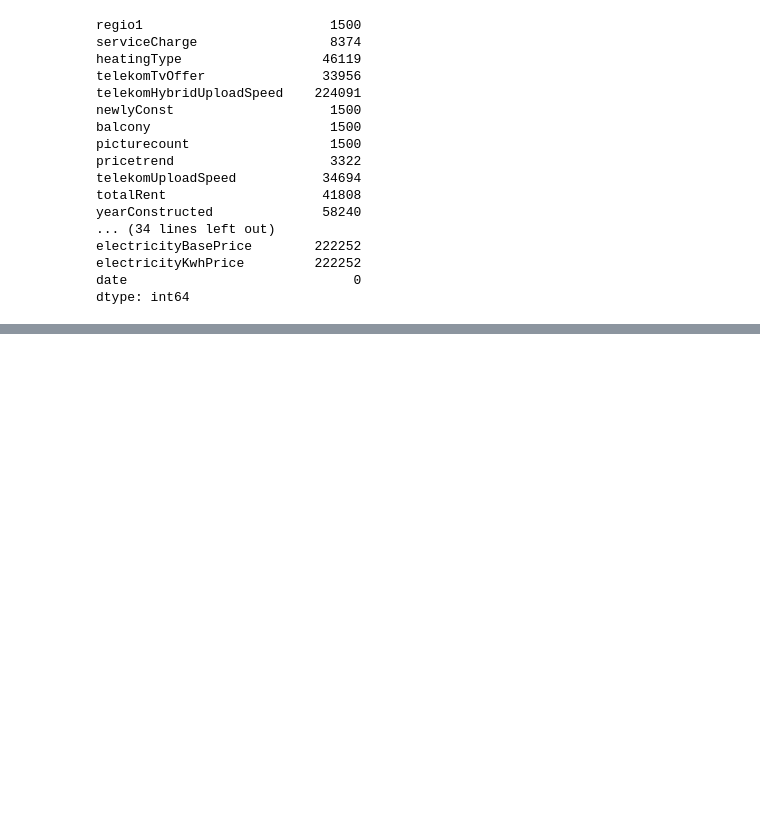
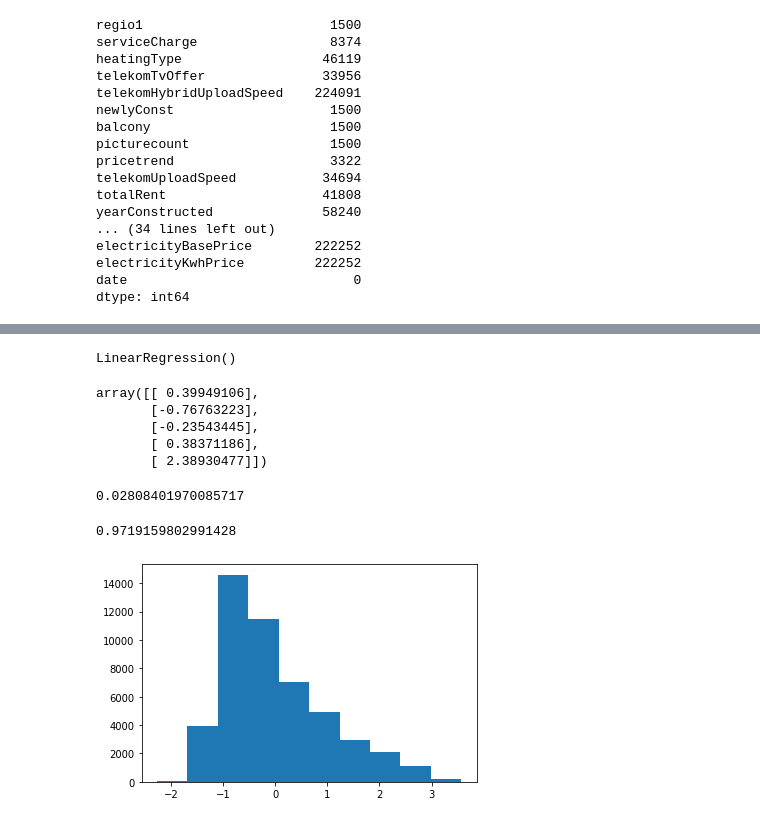
Before and after one commit to mahsarahavi/TalentMind1, a Jupyter notebook: talentmine.ipynb, the cells around one changed output, grey strips where cells are left out. Drawn from its saved outputs; the diff is of its cells as text; code cells hidden in the pictures; blank space fills up the shorter version.

```diff
--- a/talentmine.ipynb
+++ b/talentmine.ipynb
@@ -278,0 +393,24 @@ dtype: int64
+# %%
+X = np.asarray(data[['baseRent', 'livingSpace', 'noRooms', 'balcony', 'yearConstructed', 'hasKitchen', 'lift', 'regio1_other']])
+Y = np.asarray(data['totalRent'])
+# %%
+X_train, X_test, Y_train, Y_test = train_test_split(X, Y, test_size = 0.25, random_state = 42)
+# %%
+scaler = StandardScaler()
+X_train = scaler.fit_transform(X_train)
+Y_train = scaler.fit_transform(Y_train.reshape(-1,1))
+X_test = scaler.fit_transform(X_test)
+Y_test = scaler.fit_transform(Y_test.reshape(-1,1))
+# %%
+lm.fit(X_train, Y_train)
+# %% [output]
+LinearRegression()
+# %%
+Yhat = lm.predict(X_test)
+Yhat[0:5]
+# %% [output]
+array([[ 0.39949106],
+       [-0.76763223],
+       [-0.23543445],
+       [ 0.38371186],
+       [ 2.38930477]])
@@ -278,0 +419,4 @@ dtype: int64
+# %%
+errors
+# %% [output]
+0.02808401970085717
@@ -278,0 +425,9 @@ dtype: int64
+# %%
+score
+# %% [output]
+0.9719159802991428
+# %%
+plt.hist(Y_test)
+plt.show()
+# %% [output]
+[figure, added]
```
Also changed, not shown: parts of 64 cells of this notebook.
